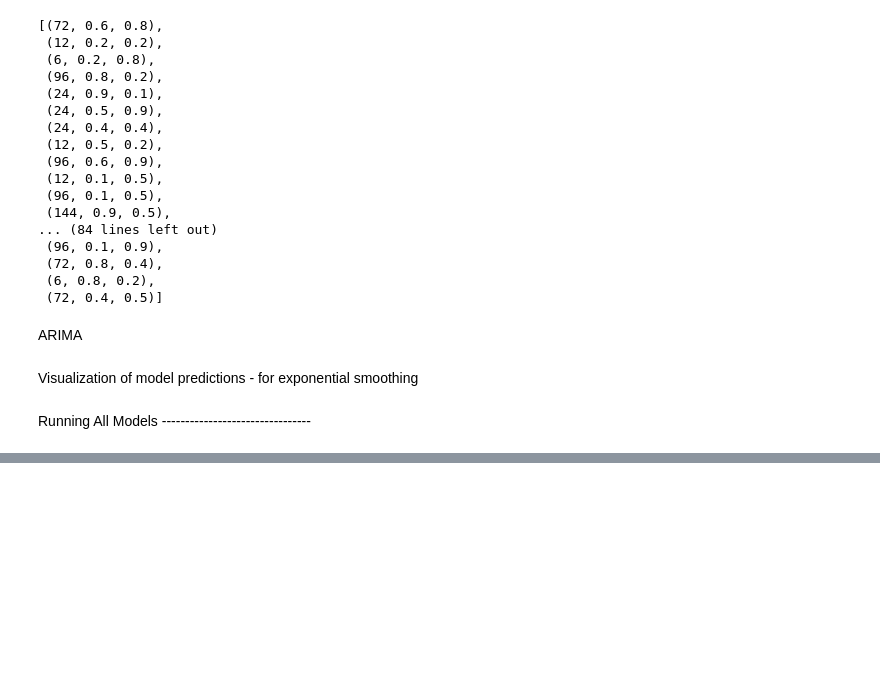
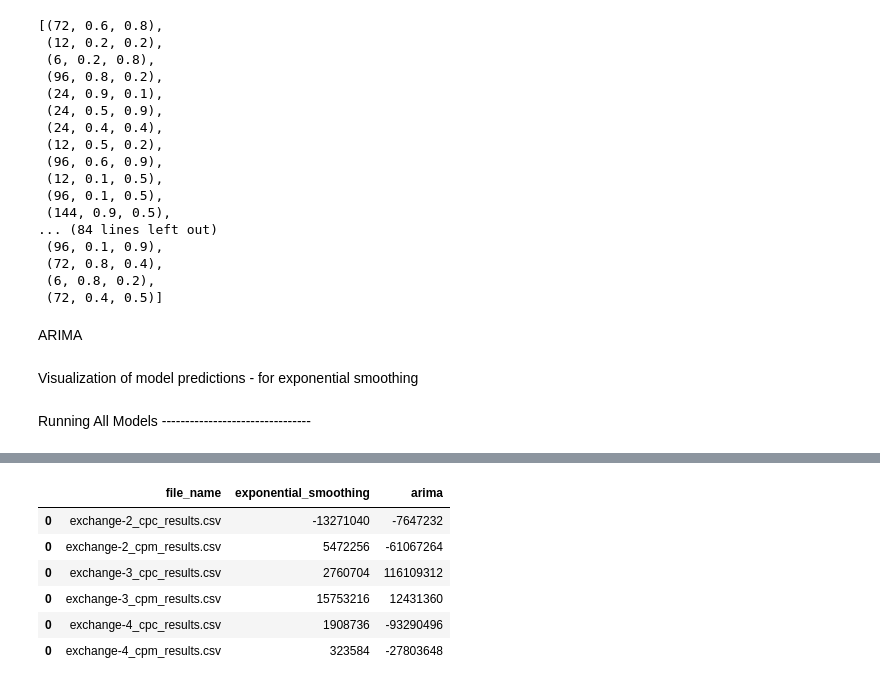
Before and after one commit to GPT-4-UOM/MetaFramework, a Jupyter notebook: notebook/app.ipynb, the cells around one changed output, grey strips where cells are left out. Saved outputs shown, nothing was run; the diff lists cells and outputs as text; code cells hidden in the pictures; blank space fills up the shorter version.

```diff
--- a/notebook/app.ipynb
+++ b/notebook/app.ipynb
@@ -522,0 +652,10 @@ Mean Squared Error (MSE): 1.0729040486288866
+# %%
+memory_df_final
+# %% [output]
+|  | file_name | exponential_smoothing | arima |
+| 0 | exchange-2_cpc_results.csv | -13271040 | -7647232 |
+| 0 | exchange-2_cpm_results.csv | 5472256 | -61067264 |
+| 0 | exchange-3_cpc_results.csv | 2760704 | 116109312 |
+| 0 | exchange-3_cpm_results.csv | 15753216 | 12431360 |
+| 0 | exchange-4_cpc_results.csv | 1908736 | -93290496 |
+| 0 | exchange-4_cpm_results.csv | 323584 | -27803648 |
```
Also changed, not shown: parts of 10 cells of this notebook.
